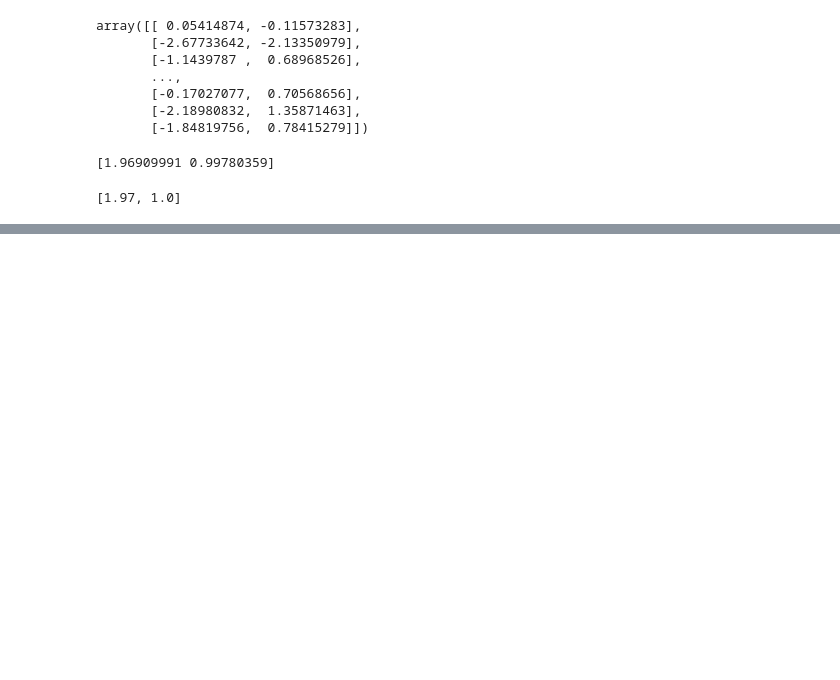
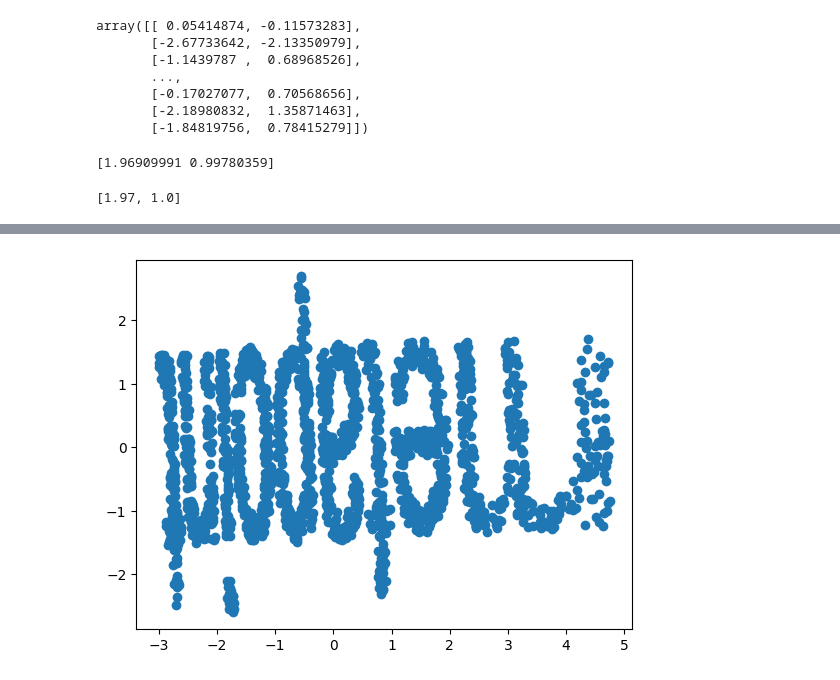
Before and after one commit to Antony-gitau/Cloudflight_Coding_Contest, a Jupyter notebook: Cloudflight_code_contest.ipynb, the cells around one changed output, grey strips where cells are left out. Saved outputs shown, nothing was run; the diff lists cells and outputs as text; code cells hidden in the pictures; blank space fills up the shorter version.

```diff
--- a/Cloudflight_code_contest.ipynb
+++ b/Cloudflight_code_contest.ipynb
@@ -93,0 +101,4 @@ level one done 🦾! On to level two!
+# %%
+# convert the ndarray X_new data we just compressed into a dataframe
+X_new_df = pd.DataFrame(X_new)
+X_new_df.head()
@@ -93,0 +112,5 @@ level one done 🦾! On to level two!
+# %%
+#then plot column 1 vs column 2
+scatter_plot = plt.scatter(X_new_df[0], X_new_df[1])
+# %% [output]
+[figure, added]
```
Also changed, not shown: parts of 16 cells of this notebook.
